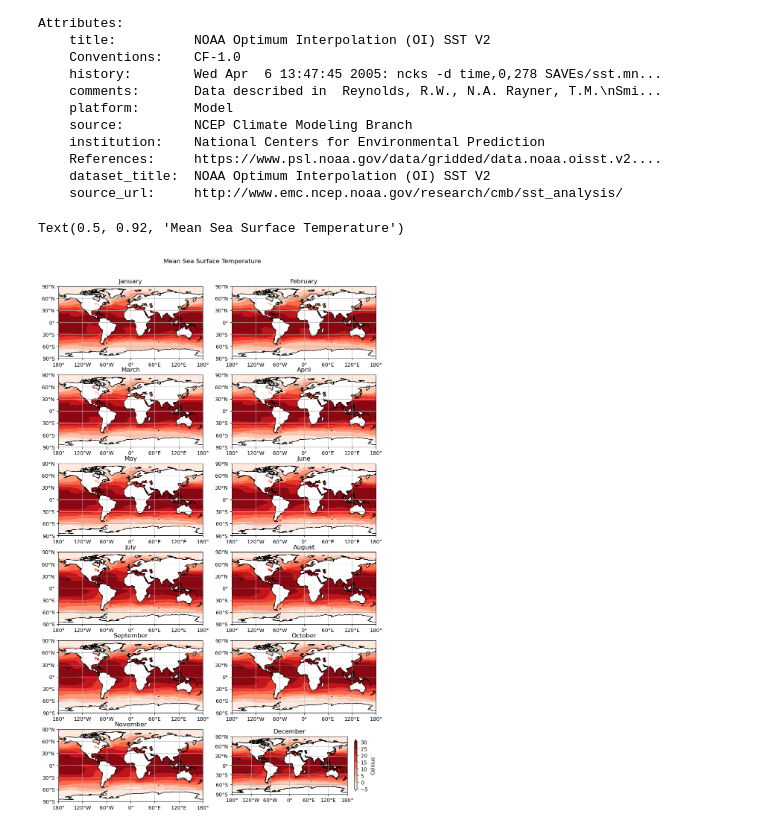
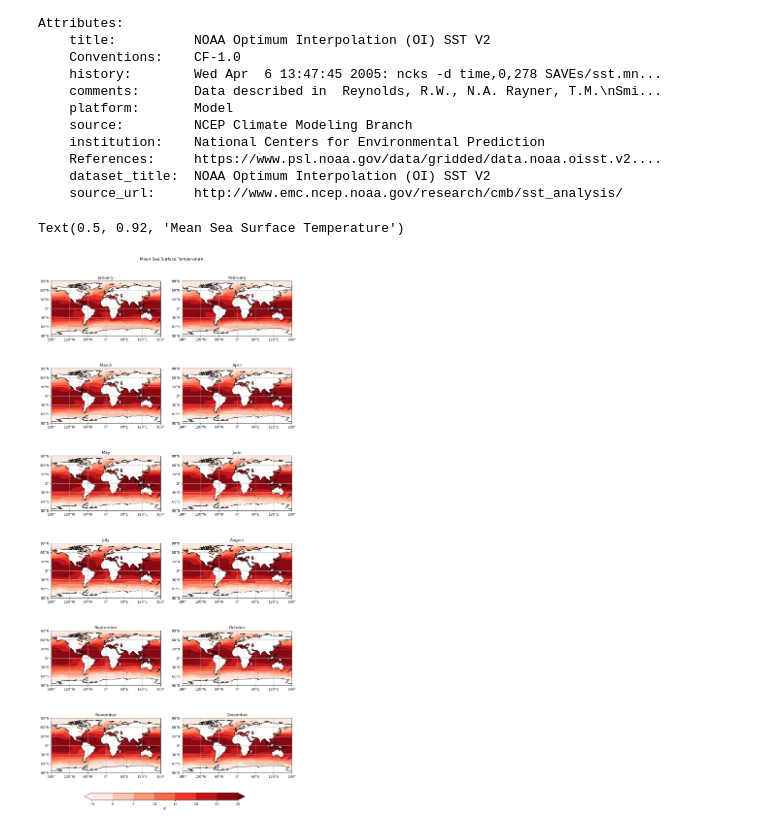
Before and after one commit to wapratt/Assignment1, a Jupyter notebook: Assignment1.ipynb, the cells around one changed output. Saved outputs shown, nothing was run; the diff lists cells and outputs as text; code cells hidden in the pictures.

Commit message:
Improve color bar

```diff
--- a/Assignment1.ipynb
+++ b/Assignment1.ipynb
@@ -46,39 +46,42 @@ clevs=np.arange(-5,31,5)
 
 fig, axs = plt.subplots(nrows=6,ncols=2,
                         subplot_kw={'projection': ccrs.PlateCarree()},
-                        figsize=(11,18))
+                        figsize=(11,30))
 
-axs=axs.flatten()
+axs=axs.flatten(order = 'C')
 
 for i, month in enumerate(ds_month['month']):
 
         data=ds_month['sst'].sel(month=month)
 
         data,lons=add_cyclic_point(data,coord=ds_month['lon'])
 
         cs=axs[i].contourf(lons,ds_month['lat'],data,clevs,
                           transform = ccrs.PlateCarree(),
                           cmap='Reds',extend='both')
 
         axs[i].set_title(calendar.month_name[month.values])
 
         axs[i].set_xticks(np.arange(-180,181,60), crs=ccrs.PlateCarree())
         lon_formatter = cticker.LongitudeFormatter()
         axs[i].xaxis.set_major_formatter(lon_formatter)
 
         axs[i].set_yticks(np.arange(-90,91,30), crs=ccrs.PlateCarree())
         lat_formatter = cticker.LatitudeFormatter()
         axs[i].yaxis.set_major_formatter(lat_formatter)
 
         axs[i].gridlines()
 
         axs[i].coastlines()
 
-cbar = plt.colorbar(cs, shrink = 0.7, label = "Celsius")
+fig.subplots_adjust(bottom=0.2, top=0.9, left=0.05, right=0.95,
+                    wspace=0.2, hspace=0.2)
 
-axs[i].coastlines()
+cbar_ax = fig.add_axes([0.175, 0.175, 0.6, 0.01])
+
+cbar=fig.colorbar(cs, cax=cbar_ax, orientation='horizontal', label='\u00b0C')
 
 plt.suptitle('Mean Sea Surface Temperature', y= .92)
 # %% [output]
 Text(0.5, 0.92, 'Mean Sea Surface Temperature')
-[figure, old version]
+[figure, new version]
```
